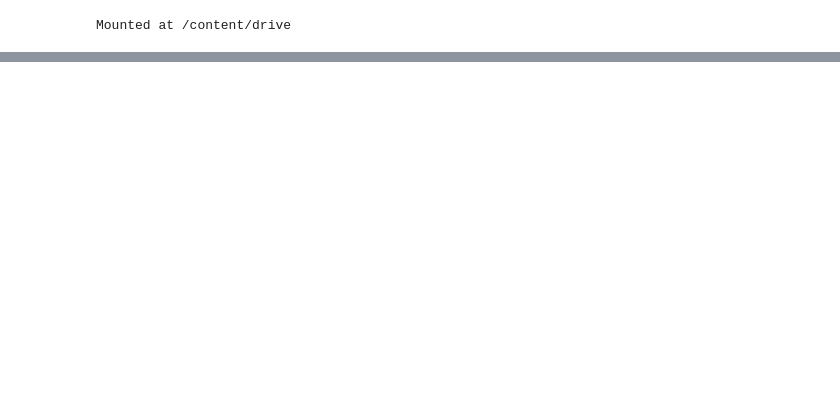
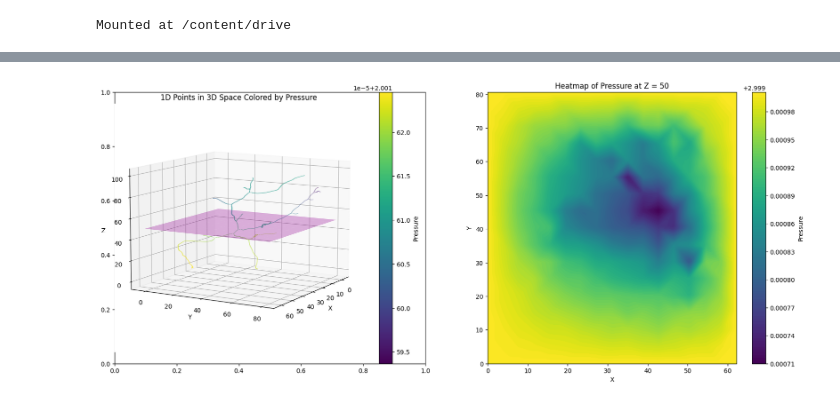
Before and after one commit to isosafrasaurus/3D-1D, a Jupyter notebook: 3D1D.ipynb, the cells around one changed output, grey strips where cells are left out. Drawn from its saved outputs; the diff is of its cells as text; code cells hidden in the pictures; blank space fills up the shorter version.

```diff
--- a/3D1D.ipynb
+++ b/3D1D.ipynb
@@ -73 +442,66 @@ except ImportError:
+# %%
+#@title visualizer
+import matplotlib.pyplot as plt
+from mpl_toolkits.mplot3d import Axes3D
+import numpy as np
+import scipy
+from dolfin import *
+
+# Extract the 1D node coordinates
+node_coords = mesh1d.coordinates()
+
+# Extract the pressure values at the 1D nodes
+pressure_values = uh1d.compute_vertex_values(mesh1d)
+
+z_level = 50
+
+# Extract the 3D pressure function values
+pressure_3d_values = uh3d.compute_vertex_values(mesh3d)
+coords_3d = mesh3d.coordinates()
+
+z_coords = coords_3d[:, 2]
+mask = np.isclose(z_coords, z_level, atol=mesh3d.hmin())
+filtered_coords = coords_3d[mask]
+filtered_pressure = pressure_3d_values[mask]
+
+# Create a grid for the heatmap
+x = filtered_coords[:, 0]
+y = filtered_coords[:, 1]
+z = filtered_pressure
+grid_size = 100
+xi = np.linspace(x.min(), x.max(), grid_size)
+yi = np.linspace(y.min(), y.max(), grid_size)
+zi = scipy.interpolate.griddata((x, y), z, (xi[None, :], yi[:, None]), method='linear')
+
+fig, (ax1, ax2) = plt.subplots(1, 2, figsize=(20, 8))
+
+# Setting up the 3D subplot
+ax1 = fig.add_subplot(121, projection='3d')
+ax1.view_init(elev=10, azim=30) # Change perspective
+sc = ax1.scatter(node_coords[:, 0], node_coords[:, 1], node_coords[:, 2], c=pressure_values, cmap='viridis', s=0.1)
+cbar = plt.colorbar(sc, ax=ax1)
+cbar.set_label('Pressure')
+ax1.set_xlabel('X')
+ax1.set_ylabel('Y')
+ax1.set_zlabel('Z')
+ax1.set_title('1D Points in 3D Space Colored by Pressure')
+
+# Insert a 2D plane at Z = z_level
+x_range = np.linspace(ax1.get_xlim()[0], ax1.get_xlim()[1], num=10)
+y_range = np.linspace(ax1.get_ylim()[0], ax1.get_ylim()[1], num=10)
+x_plane, y_plane = np.meshgrid(x_range, y_range)
+z_plane = np.full(x_plane.shape, z_level)
+ax1.plot_surface(x_plane, y_plane, z_plane, color='m', alpha=0.3)
+
+# Setting up the 2D heatmap subplot
+cf = ax2.contourf(xi, yi, zi, levels=100, cmap='viridis')
+cbar = plt.colorbar(cf, ax=ax2)
+cbar.set_label('Pressure')
+ax2.set_xlabel('X')
+ax2.set_ylabel('Y')
+ax2.set_title(f'Heatmap of Pressure at Z = {z_level}')
+
+plt.show()
+# %% [output]
+[figure, added]
 # %%
```
Also changed, not shown: parts of 10 cells of this notebook.
